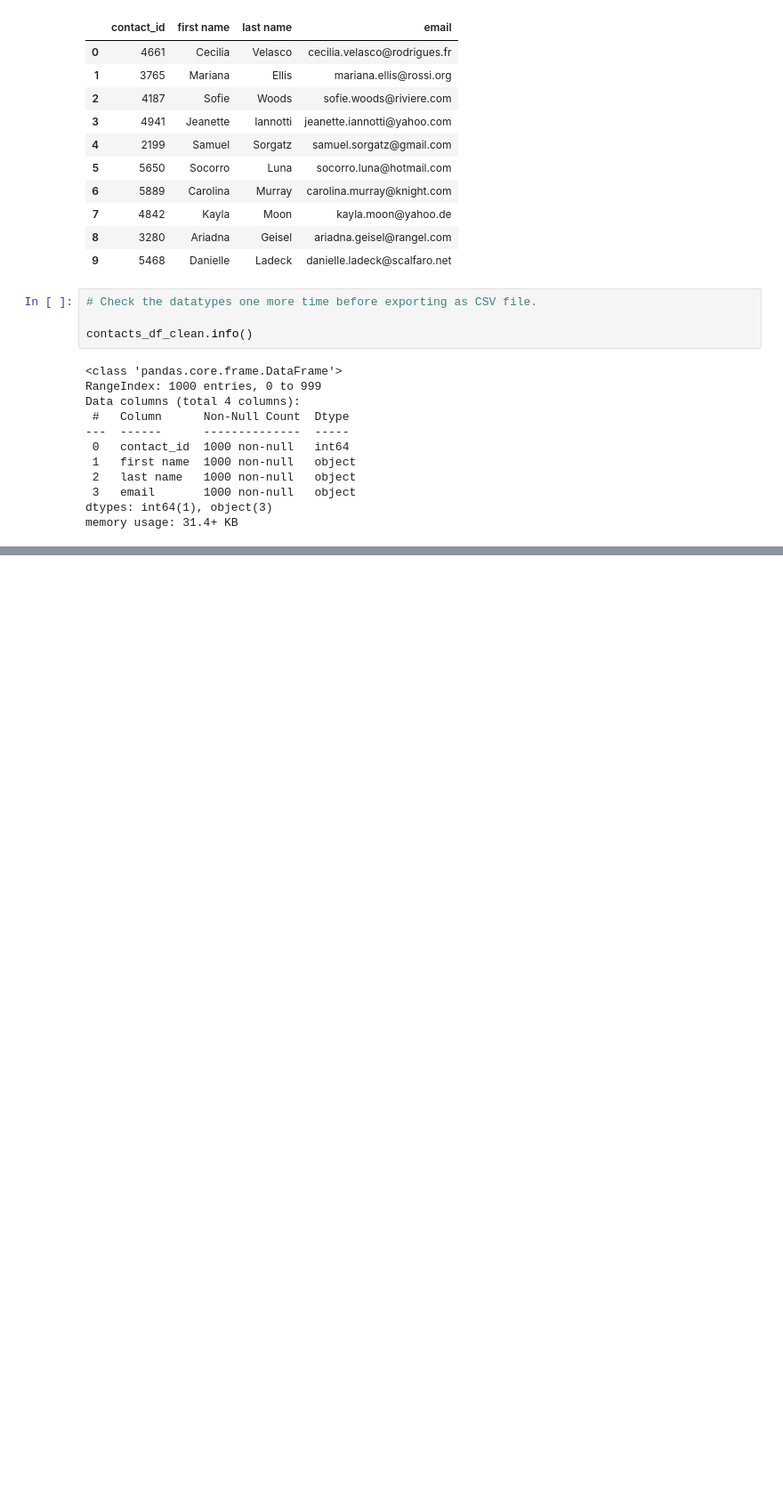
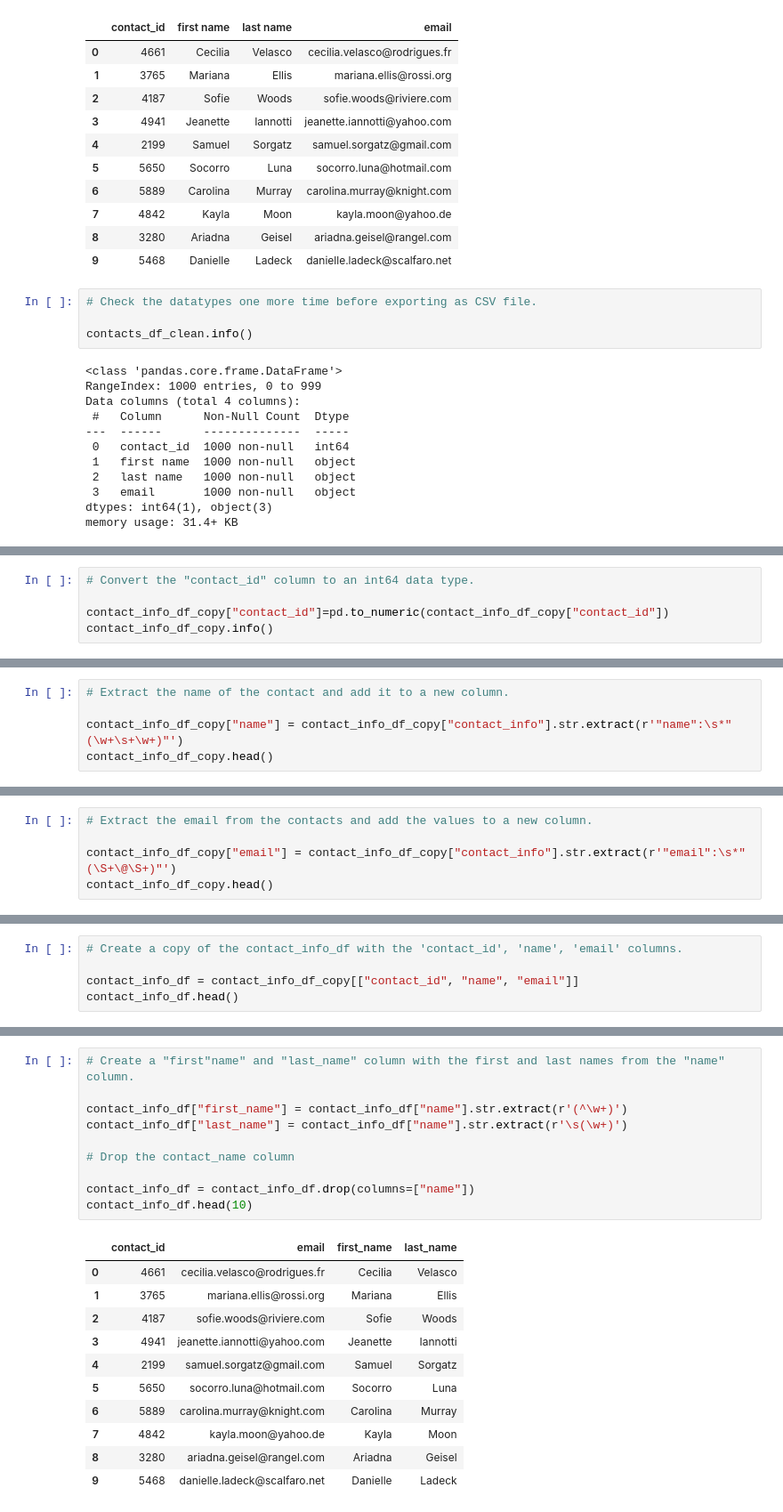
Before and after one commit to nivethasund/Crowdfunding_ETL, a Jupyter notebook: Test.ipynb, the cells around one changed output, grey strips where cells are left out. Shown: that part at 89% size. Drawn from its saved outputs; the diff is of its cells as text; blank space fills up the shorter version.

```diff
--- a/Test.ipynb
+++ b/Test.ipynb
@@ -366,0 +402,5 @@ contacts_df_clean.to_csv("Resources/contacts_test.csv", encoding='utf8', index=F
+# %%
+# Convert the "contact_id" column to an int64 data type.
+
+contact_info_df_copy["contact_id"]=pd.to_numeric(contact_info_df_copy["contact_id"])
+contact_info_df_copy.info()
@@ -366,0 +417,5 @@ contacts_df_clean.to_csv("Resources/contacts_test.csv", encoding='utf8', index=F
+# %%
+# Extract the name of the contact and add it to a new column.
+
+contact_info_df_copy["name"] = contact_info_df_copy["contact_info"].str.extract(r'"name":\s*"(\w+\s+\w+)"')
+contact_info_df_copy.head()
@@ -366,0 +429,5 @@ contacts_df_clean.to_csv("Resources/contacts_test.csv", encoding='utf8', index=F
+# %%
+# Extract the email from the contacts and add the values to a new column.
+
+contact_info_df_copy["email"] = contact_info_df_copy["contact_info"].str.extract(r'"email":\s*"(\S+\@\S+)"')
+contact_info_df_copy.head()
@@ -366,0 +441,5 @@ contacts_df_clean.to_csv("Resources/contacts_test.csv", encoding='utf8', index=F
+# %%
+# Create a copy of the contact_info_df with the 'contact_id', 'name', 'email' columns.
+
+contact_info_df = contact_info_df_copy[["contact_id", "name", "email"]]
+contact_info_df.head()
@@ -366,0 +453,22 @@ contacts_df_clean.to_csv("Resources/contacts_test.csv", encoding='utf8', index=F
+# %%
+# Create a "first"name" and "last_name" column with the first and last names from the "name" column.
+
+contact_info_df["first_name"] = contact_info_df["name"].str.extract(r'(^\w+)')
+contact_info_df["last_name"] = contact_info_df["name"].str.extract(r'\s(\w+)')
+
+# Drop the contact_name column
+
+contact_info_df = contact_info_df.drop(columns=["name"])
+contact_info_df.head(10)
+# %% [output]
+|  | contact_id | email | first_name | last_name |
+| 0 | 4661 | cecilia.velasco@rodrigues.fr | Cecilia | Velasco |
+| 1 | 3765 | mariana.ellis@rossi.org | Mariana | Ellis |
+| 2 | 4187 | sofie.woods@riviere.com | Sofie | Woods |
+| 3 | 4941 | jeanette.iannotti@yahoo.com | Jeanette | Iannotti |
+| 4 | 2199 | samuel.sorgatz@gmail.com | Samuel | Sorgatz |
+| 5 | 5650 | socorro.luna@hotmail.com | Socorro | Luna |
+| 6 | 5889 | carolina.murray@knight.com | Carolina | Murray |
+| 7 | 4842 | kayla.moon@yahoo.de | Kayla | Moon |
+| 8 | 3280 | ariadna.geisel@rangel.com | Ariadna | Geisel |
+| 9 | 5468 | danielle.ladeck@scalfaro.net | Danielle | Ladeck |
```
Also changed, not shown: parts of 11 cells of this notebook, 5 other files.
